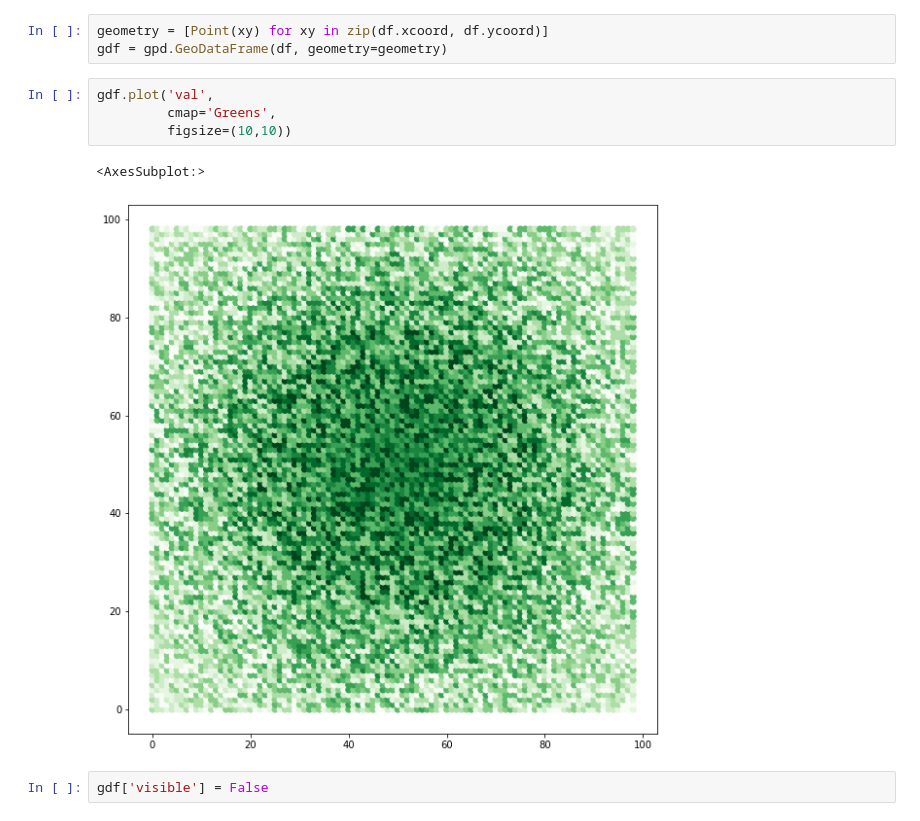
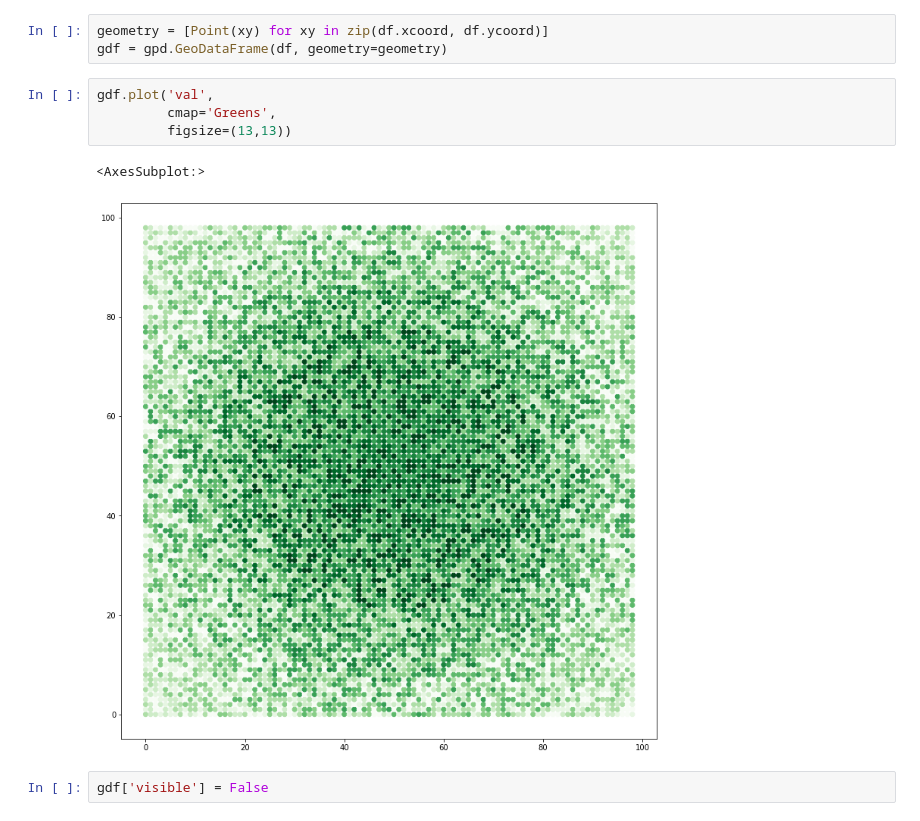
Before and after one commit to christyheaton/advent2022, a Jupyter notebook: day8.ipynb, the cells around one changed output. Drawn from its saved outputs; the diff is of its cells as text.

```diff
--- a/day8.ipynb
+++ b/day8.ipynb
@@ -37,10 +37,10 @@ gdf = gpd.GeoDataFrame(df, geometry=geometry)
 # %%
 gdf.plot('val',
          cmap='Greens',
-         figsize=(10,10))
+         figsize=(13,13))
 # %% [output]
 <AxesSubplot:>
-[figure, old version]
+[figure, new version]
 # %%
 gdf['visible'] = False
 # %%
```
Also changed, not shown: parts of 2 cells of this notebook.
